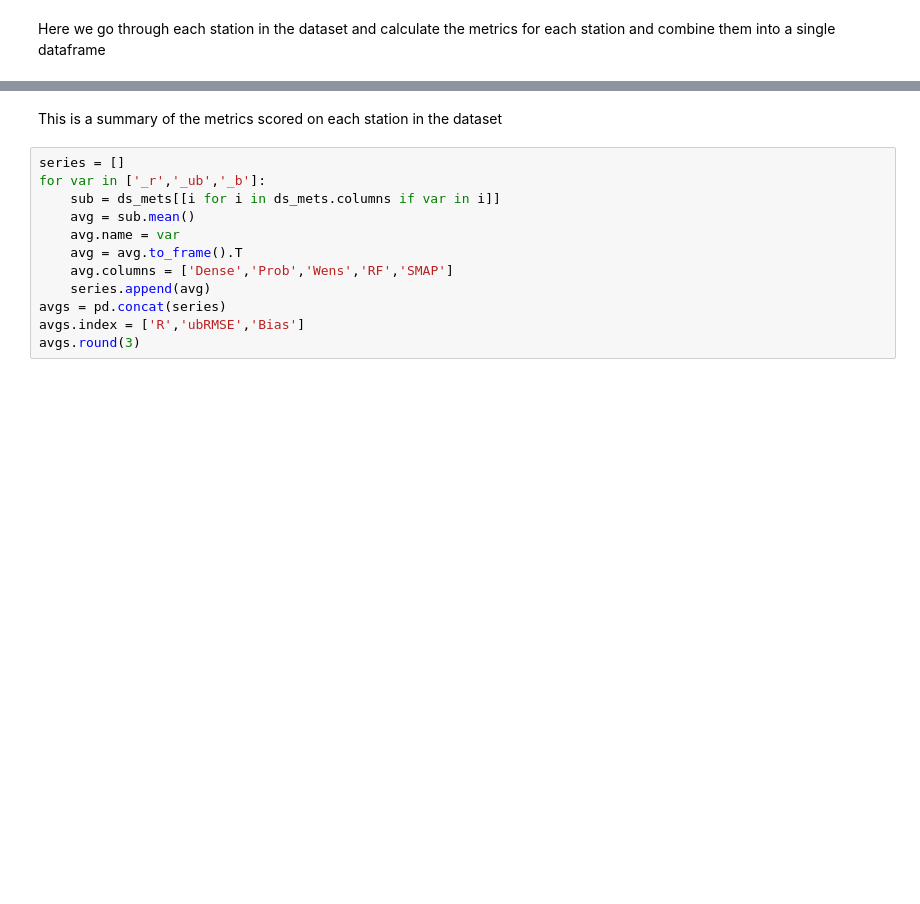
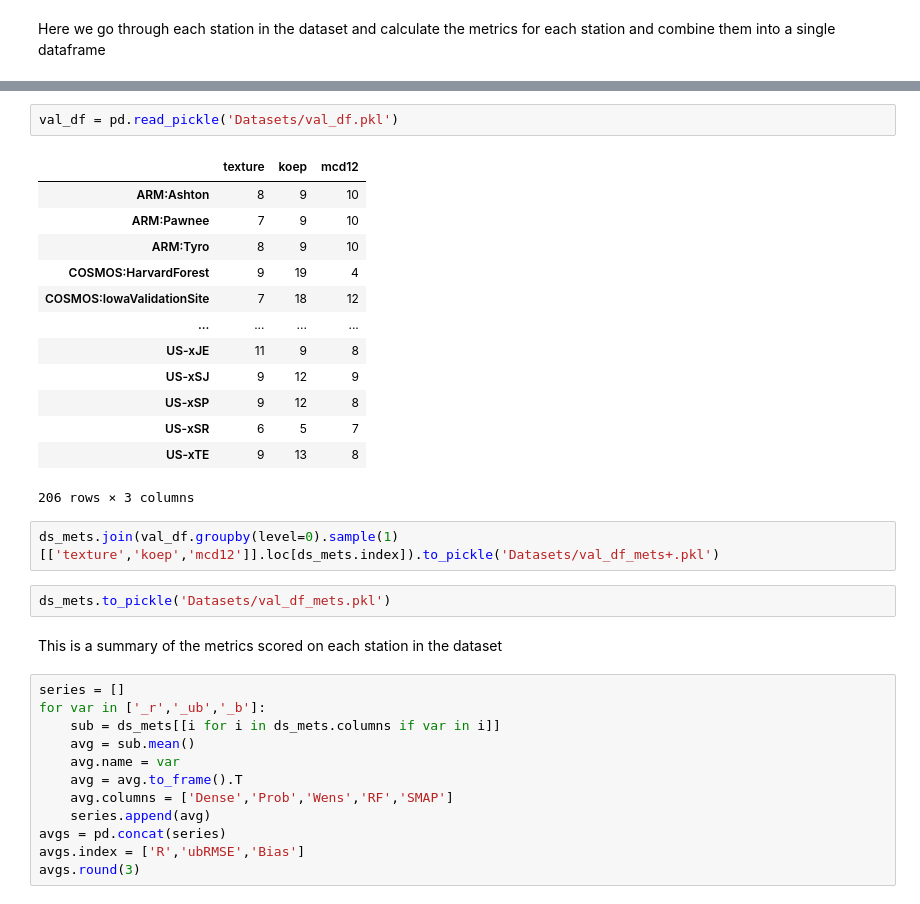
Before and after one commit to TheJeran/ensemble-downscaling, a Jupyter notebook: 3 - Predictions.ipynb, the cells around one changed output, grey strips where cells are left out. Drawn from its saved outputs; the diff is of its cells as text; blank space fills up the shorter version.

```diff
--- a/3 - Predictions.ipynb
+++ b/3 - Predictions.ipynb
@@ -175,3 +211,23 @@ stations_df.round(3).style.highlight_max(subset=[i+'r' for i in algs],axis=1,col
+# %%
+val_df = pd.read_pickle('Datasets/val_df.pkl')
+# %% [output]
+|  | texture | koep | mcd12 |
+| ARM:Ashton | 8 | 9 | 10 |
+| ARM:Pawnee | 7 | 9 | 10 |
+| ARM:Tyro | 8 | 9 | 10 |
+| COSMOS:HarvardForest | 9 | 19 | 4 |
+| COSMOS:IowaValidationSite | 7 | 18 | 12 |
+| ... | ... | ... | ... |
+| US-xJE | 11 | 9 | 8 |
+| US-xSJ | 9 | 12 | 9 |
+| US-xSP | 9 | 12 | 8 |
+| US-xSR | 6 | 5 | 7 |
+| US-xTE | 9 | 13 | 8 |
+206 rows × 3 columns
+# %%
+ds_mets.join(val_df.groupby(level=0).sample(1)[['texture','koep','mcd12']].loc[ds_mets.index]).to_pickle('Datasets/val_df_mets+.pkl')
+# %%
+ds_mets.to_pickle('Datasets/val_df_mets.pkl')
 # %% [markdown]
 This is a summary of the metrics scored on each station in the dataset
 # %%
```
Also changed, not shown: parts of 5 cells of this notebook, 2 other files.
